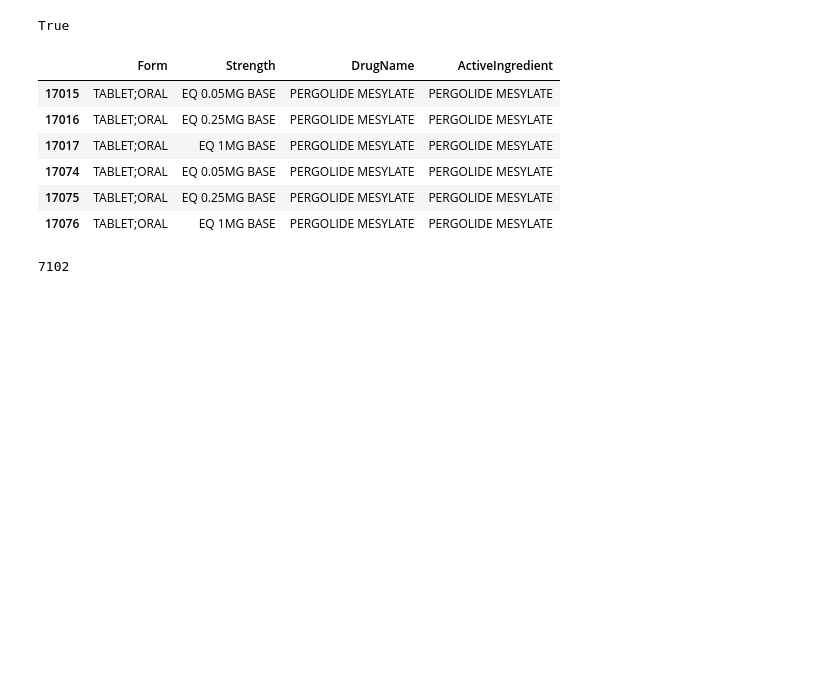
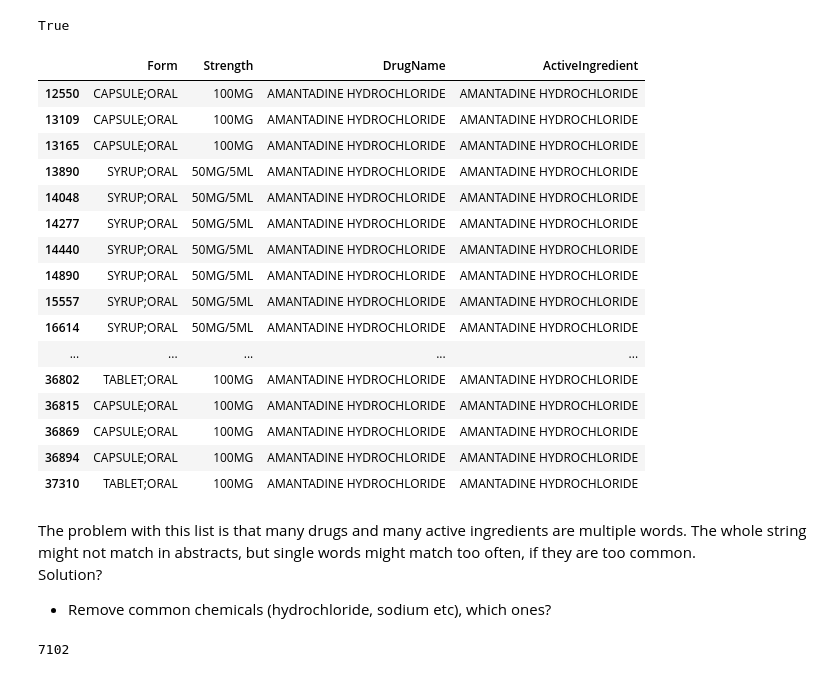
Before and after one commit to methoddatascience/Octans, a Jupyter notebook: named_drugs.ipynb, the cells around one changed output. Drawn from its saved outputs; the diff is of its cells as text; code cells hidden in the pictures; blank space fills up the shorter version.

```diff
--- a/named_drugs.ipynb
+++ b/named_drugs.ipynb
@@ -82,15 +87,29 @@ fda_drugs.head()
 # %% [output]
 True
 # %%
-fda_drugs.loc[fda_drugs.DrugName.str.contains('PERGOLIDE')]
+fda_drugs.loc[fda_drugs.DrugName.str.contains('AMANTADINE')]
 # %% [output]
 |  | Form | Strength | DrugName | ActiveIngredient |
-| 17015 | TABLET;ORAL | EQ 0.05MG BASE | PERGOLIDE MESYLATE | PERGOLIDE MESYLATE |
-| 17016 | TABLET;ORAL | EQ 0.25MG BASE | PERGOLIDE MESYLATE | PERGOLIDE MESYLATE |
-| 17017 | TABLET;ORAL | EQ 1MG BASE | PERGOLIDE MESYLATE | PERGOLIDE MESYLATE |
-| 17074 | TABLET;ORAL | EQ 0.05MG BASE | PERGOLIDE MESYLATE | PERGOLIDE MESYLATE |
-| 17075 | TABLET;ORAL | EQ 0.25MG BASE | PERGOLIDE MESYLATE | PERGOLIDE MESYLATE |
-| 17076 | TABLET;ORAL | EQ 1MG BASE | PERGOLIDE MESYLATE | PERGOLIDE MESYLATE |
+| 12550 | CAPSULE;ORAL | 100MG | AMANTADINE HYDROCHLORIDE | AMANTADINE HYDROCHLORIDE |
+| 13109 | CAPSULE;ORAL | 100MG | AMANTADINE HYDROCHLORIDE | AMANTADINE HYDROCHLORIDE |
+| 13165 | CAPSULE;ORAL | 100MG | AMANTADINE HYDROCHLORIDE | AMANTADINE HYDROCHLORIDE |
+| 13890 | SYRUP;ORAL | 50MG/5ML | AMANTADINE HYDROCHLORIDE | AMANTADINE HYDROCHLORIDE |
+| 14048 | SYRUP;ORAL | 50MG/5ML | AMANTADINE HYDROCHLORIDE | AMANTADINE HYDROCHLORIDE |
+| 14277 | SYRUP;ORAL | 50MG/5ML | AMANTADINE HYDROCHLORIDE | AMANTADINE HYDROCHLORIDE |
+| 14440 | SYRUP;ORAL | 50MG/5ML | AMANTADINE HYDROCHLORIDE | AMANTADINE HYDROCHLORIDE |
+| 14890 | SYRUP;ORAL | 50MG/5ML | AMANTADINE HYDROCHLORIDE | AMANTADINE HYDROCHLORIDE |
+| 15557 | SYRUP;ORAL | 50MG/5ML | AMANTADINE HYDROCHLORIDE | AMANTADINE HYDROCHLORIDE |
+| 16614 | SYRUP;ORAL | 50MG/5ML | AMANTADINE HYDROCHLORIDE | AMANTADINE HYDROCHLORIDE |
+| ... | ... | ... | ... | ... |
+| 36802 | TABLET;ORAL | 100MG | AMANTADINE HYDROCHLORIDE | AMANTADINE HYDROCHLORIDE |
+| 36815 | CAPSULE;ORAL | 100MG | AMANTADINE HYDROCHLORIDE | AMANTADINE HYDROCHLORIDE |
+| 36869 | CAPSULE;ORAL | 100MG | AMANTADINE HYDROCHLORIDE | AMANTADINE HYDROCHLORIDE |
+| 36894 | CAPSULE;ORAL | 100MG | AMANTADINE HYDROCHLORIDE | AMANTADINE HYDROCHLORIDE |
+| 37310 | TABLET;ORAL | 100MG | AMANTADINE HYDROCHLORIDE | AMANTADINE HYDROCHLORIDE |
+# %% [markdown]
+The problem with this list is that many drugs and many active ingredients are multiple words. The whole string might not match in abstracts, but single words might match too often, if they are too common.
+Solution?
+* Remove common chemicals (hydrochloride, sodium etc), which ones?
 # %%
 fda_drug_names = set(fda_drugs.DrugName.values)
 # %%
```
Also changed, not shown: parts of 26 cells of this notebook, 4 other files.
